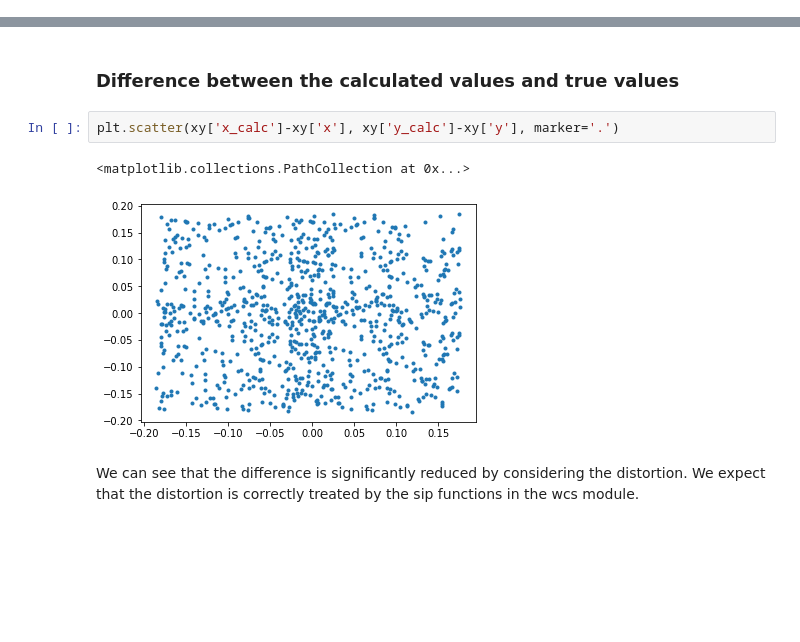
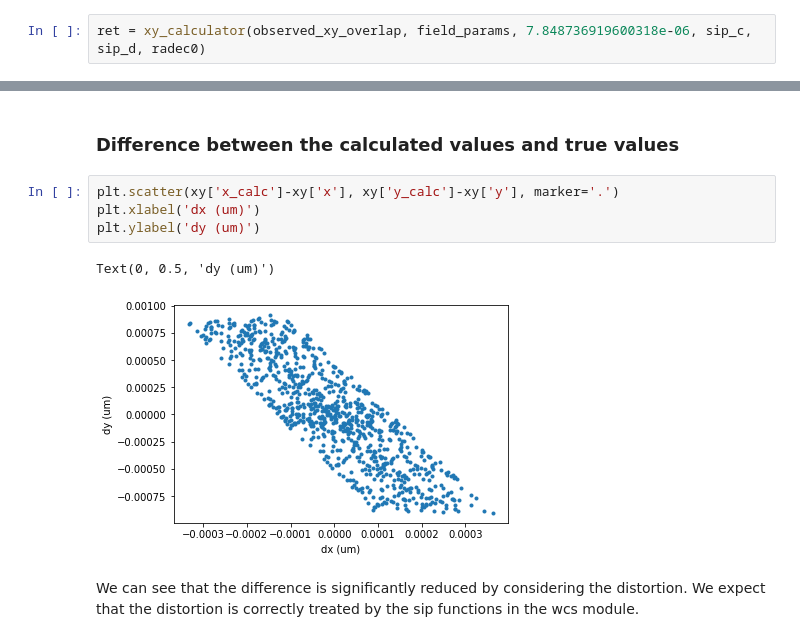
Before and after one commit to tkamizuka/jasmine-astrometry-challenge, a Jupyter notebook: case7/DistortionTest01.ipynb, the cells around one changed output, grey strips where cells are left out. Drawn from its saved outputs; the diff is of its cells as text; blank space fills up the shorter version.

```diff
--- a/case7/DistortionTest01.ipynb
+++ b/case7/DistortionTest01.ipynb
@@ -181,3 +180,5 @@ ret = xy_calculator(observed_xy_overlap, field_params, 7.84866667e-6*0.9999999,
+# %%
+ret = xy_calculator(observed_xy_overlap, field_params, 7.848736919600318e-06, sip_c, sip_d, radec0)
 # %% [markdown]
 The comparison between the calculated x/y values and the true x/y values are shown as below.
 # %%
@@ -196,8 +197,10 @@ plt.scatter(xy['x_calc'], xy['y_calc'], marker='+')
 ### Difference between the calculated values and true values
 # %%
 plt.scatter(xy['x_calc']-xy['x'], xy['y_calc']-xy['y'], marker='.')
+plt.xlabel('dx (um)')
+plt.ylabel('dy (um)')
 # %% [output]
-<matplotlib.collections.PathCollection at 0x...>
+Text(0, 0.5, 'dy (um)')
-[figure, old version]
+[figure, new version]
 # %% [markdown]
 We can see that the difference is significantly reduced by considering the distortion. We expect that the distortion is correctly treated by the sip functions in the wcs module.
```
Also changed, not shown: parts of 3 cells of this notebook.
